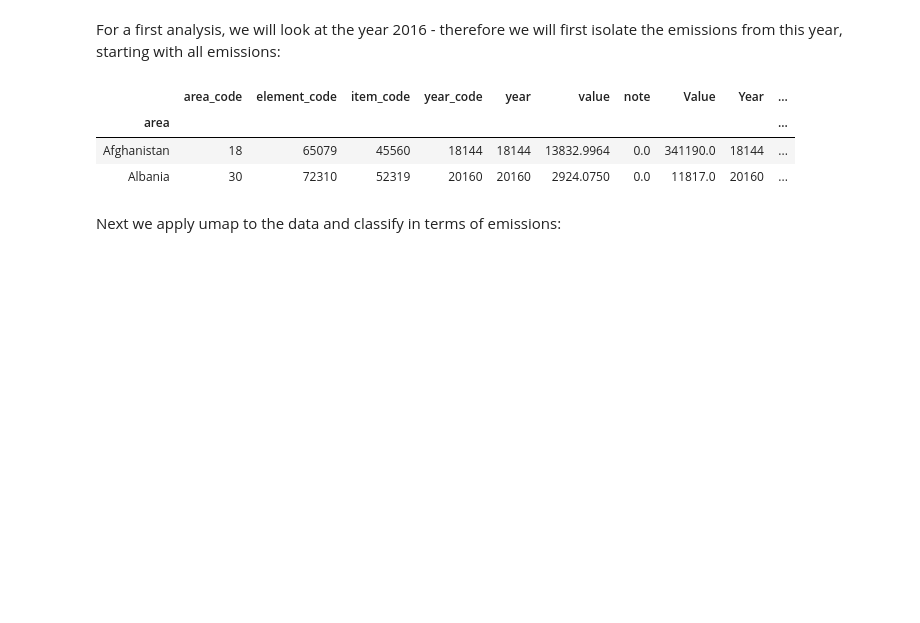
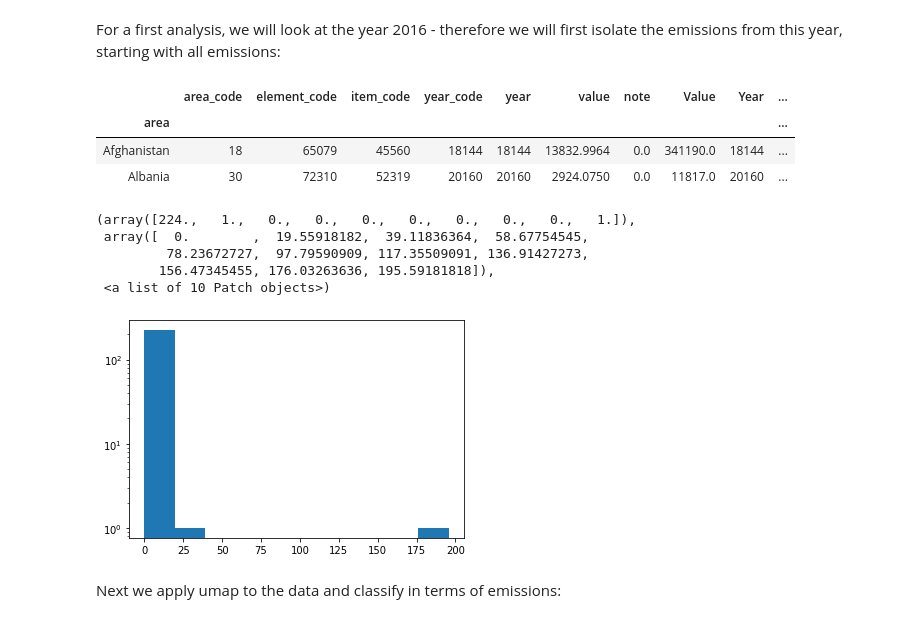
Before and after one commit to amara-slaymaker/ada_project-ada_nakamura, a Jupyter notebook: Skeleton.ipynb, the cells around one changed output. Drawn from its saved outputs; the diff is of its cells as text; code cells hidden in the pictures; blank space fills up the shorter version.

```diff
--- a/Skeleton.ipynb
+++ b/Skeleton.ipynb
@@ -1214,6 +1214,15 @@ emissions_2016.head(2)
 | area |  |  |  |  |  |  |  |  |  | ... |
 | Afghanistan | 18 | 65079 | 45560 | 18144 | 18144 | 13832.9964 | 0.0 | 341190.0 | 18144 | ... |
 | Albania | 30 | 72310 | 52319 | 20160 | 20160 | 2924.0750 | 0.0 | 11817.0 | 20160 | ... |
+# %%
+plt.hist(emissions_2016.emissions_ha, log = True)
+# %% [output]
+(array([224.,   1.,   0.,   0.,   0.,   0.,   0.,   0.,   0.,   1.]),
+ array([  0.        ,  19.55918182,  39.11836364,  58.67754545,
+         78.23672727,  97.79590909, 117.35509091, 136.91427273,
+        156.47345455, 176.03263636, 195.59181818]),
+ <a list of 10 Patch objects>)
+[figure, added]
 # %%
 #define the low and medium values to be used for classification of the emisisons data
 low = np.percentile(emissions_2016.emissions_ha, 33.0)
```
Also changed, not shown: parts of 3 cells of this notebook.
